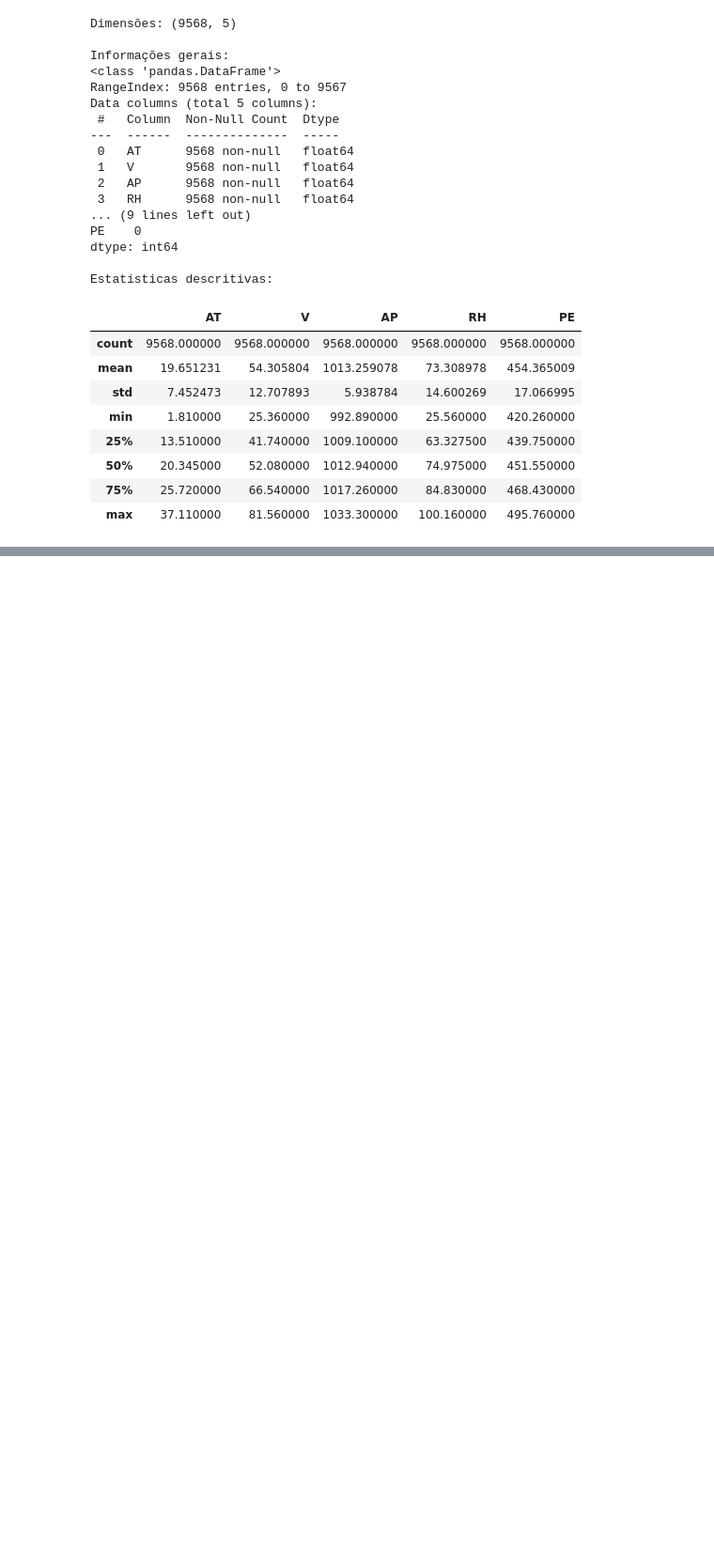
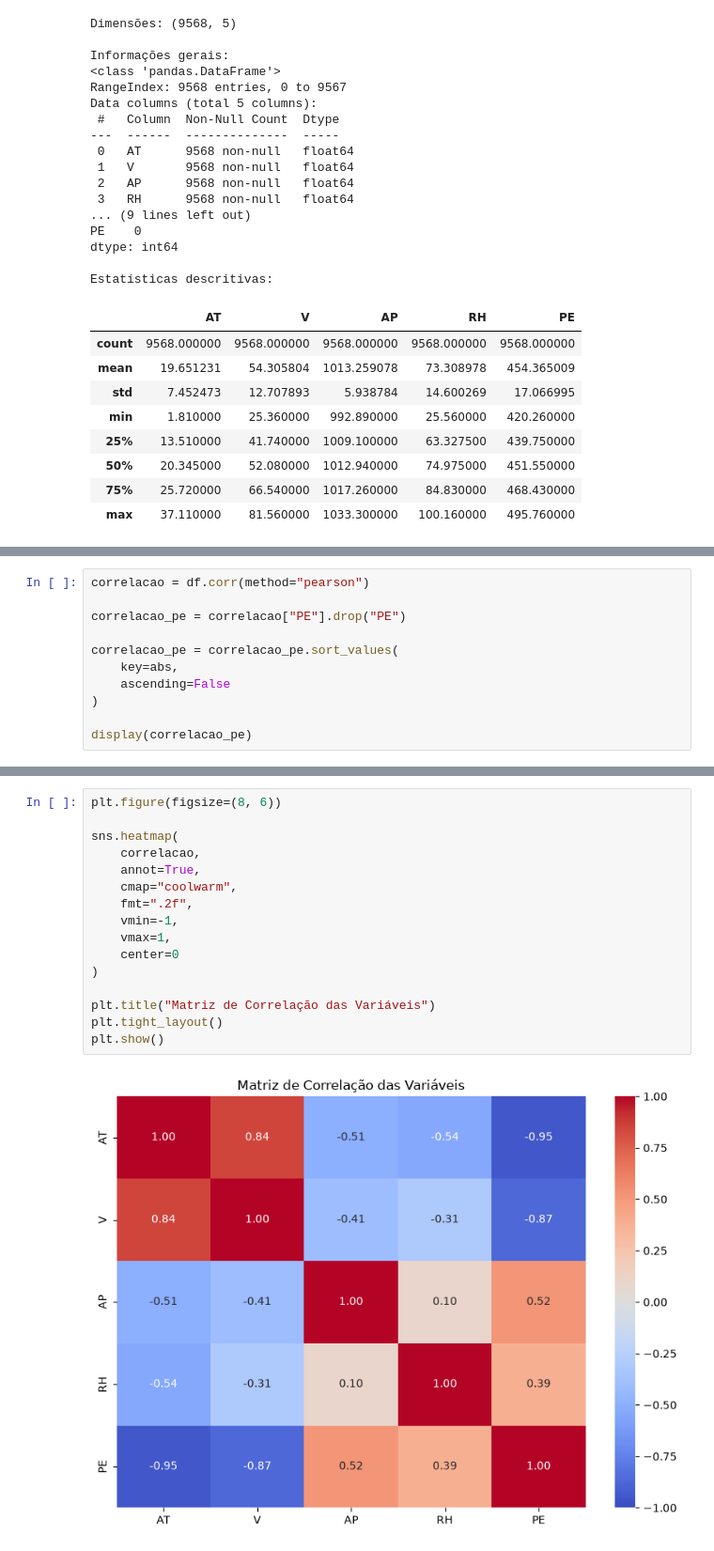
Before and after one commit to Pedrollucas/Sistemas-Inteligentes, a Jupyter notebook: notebooks/01_regresao_linear.ipynb, the cells around one changed output, grey strips where cells are left out. Shown at 94% size. Saved outputs shown, nothing was run; the diff lists cells and outputs as text; blank space fills up the shorter version.

```diff
--- a/notebooks/01_regresao_linear.ipynb
+++ b/notebooks/01_regresao_linear.ipynb
@@ -66,0 +71,11 @@ Estatísticas descritivas:
+# %%
+correlacao = df.corr(method="pearson")
+
+correlacao_pe = correlacao["PE"].drop("PE")
+
+correlacao_pe = correlacao_pe.sort_values(
+    key=abs,
+    ascending=False
+)
+
+display(correlacao_pe)
@@ -66,0 +102,18 @@ Estatísticas descritivas:
+# %%
+plt.figure(figsize=(8, 6))
+
+sns.heatmap(
+    correlacao,
+    annot=True,
+    cmap="coolwarm",
+    fmt=".2f",
+    vmin=-1,
+    vmax=1,
+    center=0
+)
+
+plt.title("Matriz de Correlação das Variáveis")
+plt.tight_layout()
+plt.show()
+# %% [output]
+[figure, added]
```
Also changed, not shown: parts of 4 cells of this notebook.
